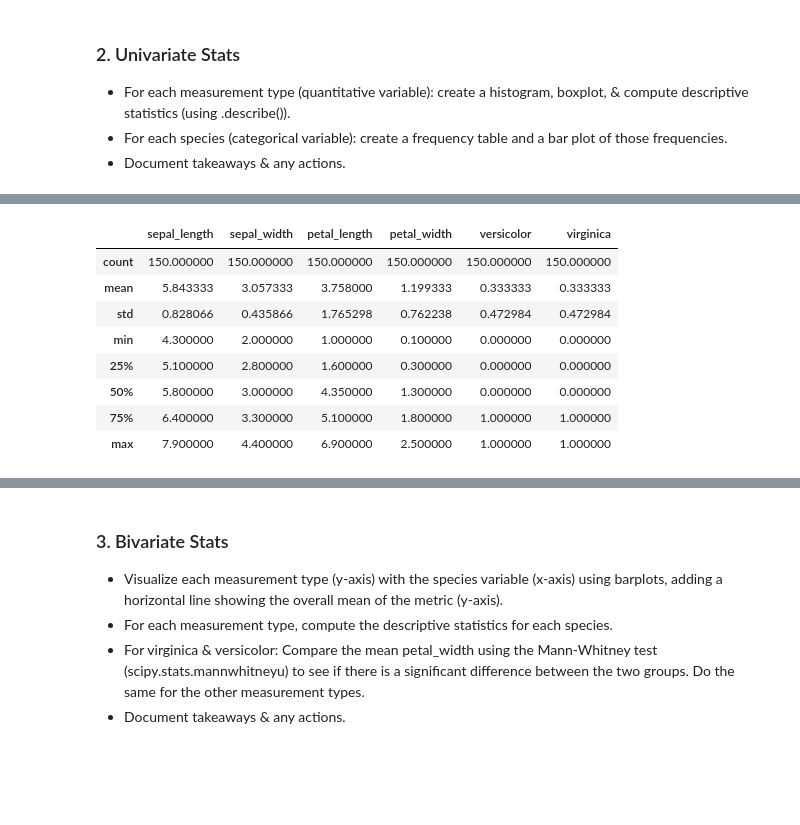
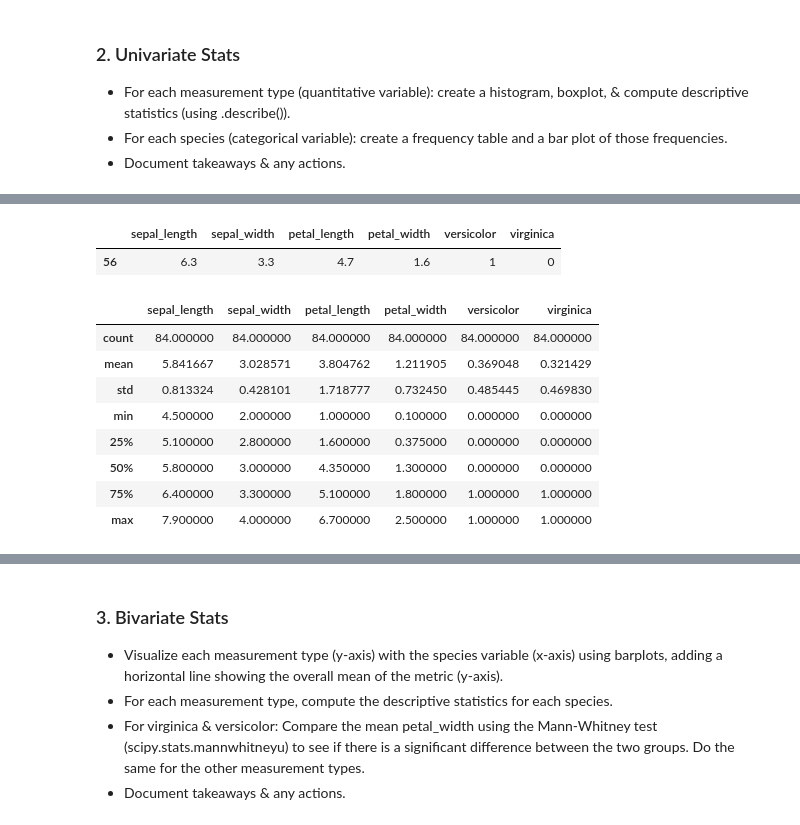
Before and after one commit to manuelparra1/classification-exercises, a Jupyter notebook: classification_exercises.ipynb, the cells around one changed output, grey strips where cells are left out. Drawn from its saved outputs; the diff is of its cells as text; code cells hidden in the pictures; blank space fills up the shorter version.

```diff
--- a/classification_exercises.ipynb
+++ b/classification_exercises.ipynb
@@ -851,3 +751,5 @@ iris_db.head(1)
 # %% [output]
 |  | sepal_length | sepal_width | petal_length | petal_width | species | versicolor | virginica |
 | 0 | 5.1 | 3.5 | 1.4 | 0.2 | setosa | 0 | 0 |
+# %%
+train_iris, validate_iris,test_iris = split_dataset(prep_iris(iris_db))
@@ -859,2 +768,2 @@ iris_db.head(1)
 # %%
-iris_db_num = iris_db.select_dtypes(exclude='object')
+train_iris_num = train_iris.select_dtypes(exclude='object')
@@ -861,12 +803,17 @@ iris_db_num = iris_db.select_dtypes(exclude='object')
+# %%
+train_iris_num.head(1)
+# %% [output]
+|  | sepal_length | sepal_width | petal_length | petal_width | versicolor | virginica |
+| 56 | 6.3 | 3.3 | 4.7 | 1.6 | 1 | 0 |
 # %%
-iris_db_num.describe()
+train_iris_num.describe()
 # %% [output]
 |  | sepal_length | sepal_width | petal_length | petal_width | versicolor | virginica |
-| count | 150.000000 | 150.000000 | 150.000000 | 150.000000 | 150.000000 | 150.000000 |
-| mean | 5.843333 | 3.057333 | 3.758000 | 1.199333 | 0.333333 | 0.333333 |
-| std | 0.828066 | 0.435866 | 1.765298 | 0.762238 | 0.472984 | 0.472984 |
-| min | 4.300000 | 2.000000 | 1.000000 | 0.100000 | 0.000000 | 0.000000 |
-| 25% | 5.100000 | 2.800000 | 1.600000 | 0.300000 | 0.000000 | 0.000000 |
+| count | 84.000000 | 84.000000 | 84.000000 | 84.000000 | 84.000000 | 84.000000 |
+| mean | 5.841667 | 3.028571 | 3.804762 | 1.211905 | 0.369048 | 0.321429 |
+| std | 0.813324 | 0.428101 | 1.718777 | 0.732450 | 0.485445 | 0.469830 |
+| min | 4.500000 | 2.000000 | 1.000000 | 0.100000 | 0.000000 | 0.000000 |
+| 25% | 5.100000 | 2.800000 | 1.600000 | 0.375000 | 0.000000 | 0.000000 |
 | 50% | 5.800000 | 3.000000 | 4.350000 | 1.300000 | 0.000000 | 0.000000 |
 | 75% | 6.400000 | 3.300000 | 5.100000 | 1.800000 | 1.000000 | 1.000000 |
-| max | 7.900000 | 4.400000 | 6.900000 | 2.500000 | 1.000000 | 1.000000 |
+| max | 7.900000 | 4.000000 | 6.700000 | 2.500000 | 1.000000 | 1.000000 |
```
Also changed, not shown: parts of 71 cells of this notebook.
